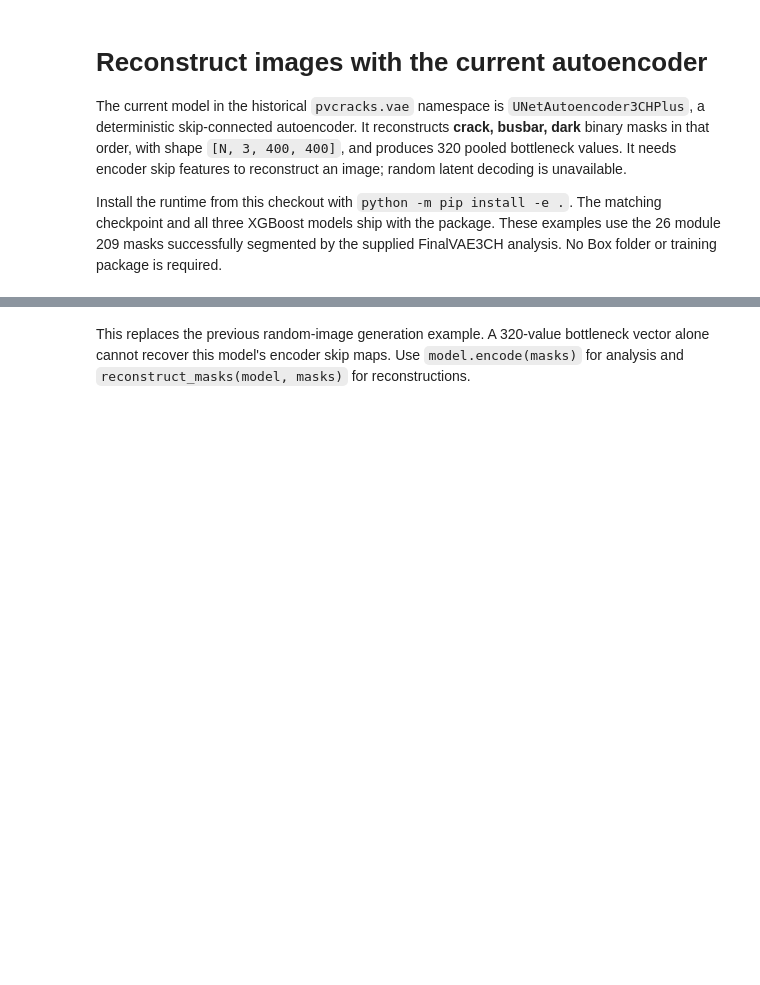
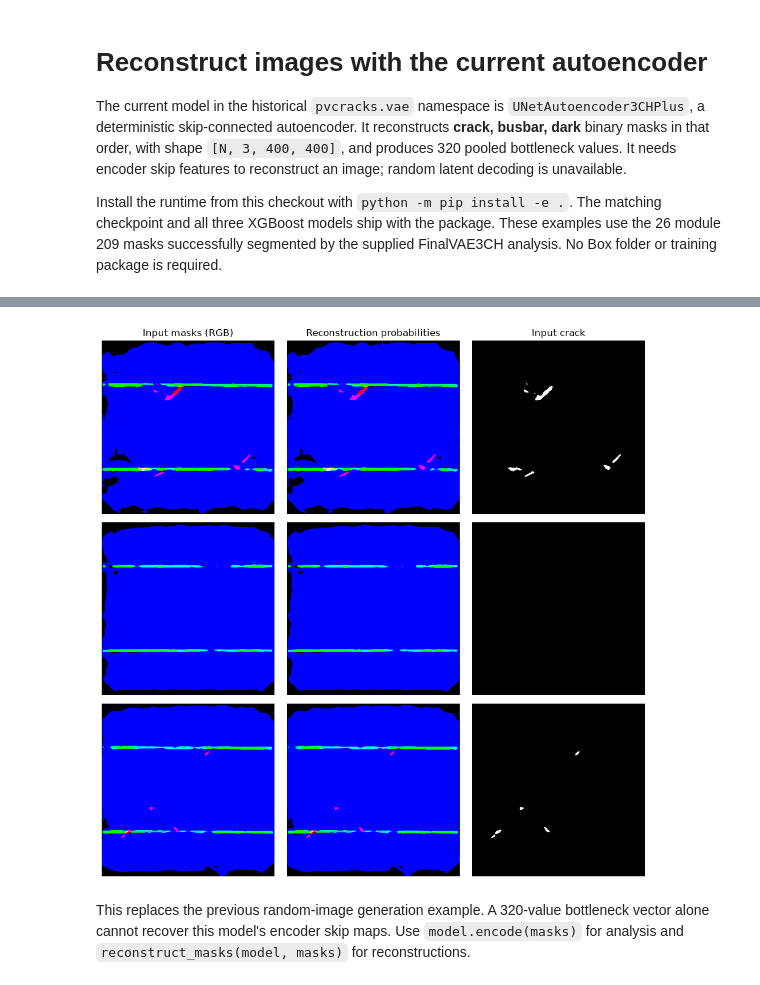
Before and after one commit to sandialabs/pvcracks, a Jupyter notebook: docs/Examples/example_generate_images.ipynb, the cells around one changed output, grey strips where cells are left out. Drawn from its saved outputs; the diff is of its cells as text; code cells hidden in the pictures; blank space fills up the shorter version.

Commit message:
Save executed model notebooks and correct binary mask display

```diff
--- a/docs/Examples/example_generate_images.ipynb
+++ b/docs/Examples/example_generate_images.ipynb
@@ -37,16 +39,18 @@ print(f"{len(masks)} masks; input {masks.shape[1:]}; embedding {model.latent_dim
 # %%
 probabilities = reconstruct_masks(model, masks[:3], batch_size=BATCH_SIZE)
 fig, axes = plt.subplots(3, 3, figsize=(10, 10))
 for row in range(3):
-    axes[row, 0].imshow(masks[row].transpose(1, 2, 0))
+    axes[row, 0].imshow(masks[row].astype(np.float32).transpose(1, 2, 0))
     axes[row, 1].imshow(probabilities[row].numpy().transpose(1, 2, 0))
     axes[row, 2].imshow(masks[row, 0], cmap="gray")
     for ax in axes[row]:
         ax.set_axis_off()
 for ax, title in zip(axes[0], ["Input masks (RGB)", "Reconstruction probabilities", "Input crack"]):
     ax.set_title(title)
 fig.tight_layout()
 plt.show()
+# %% [output]
+[figure, added]
 # %% [markdown]
 This replaces the previous random-image generation example. A 320-value
 bottleneck vector alone cannot recover this model's encoder skip maps.
```
Also changed, not shown: parts of 1 cell of this notebook, 5 other files.
